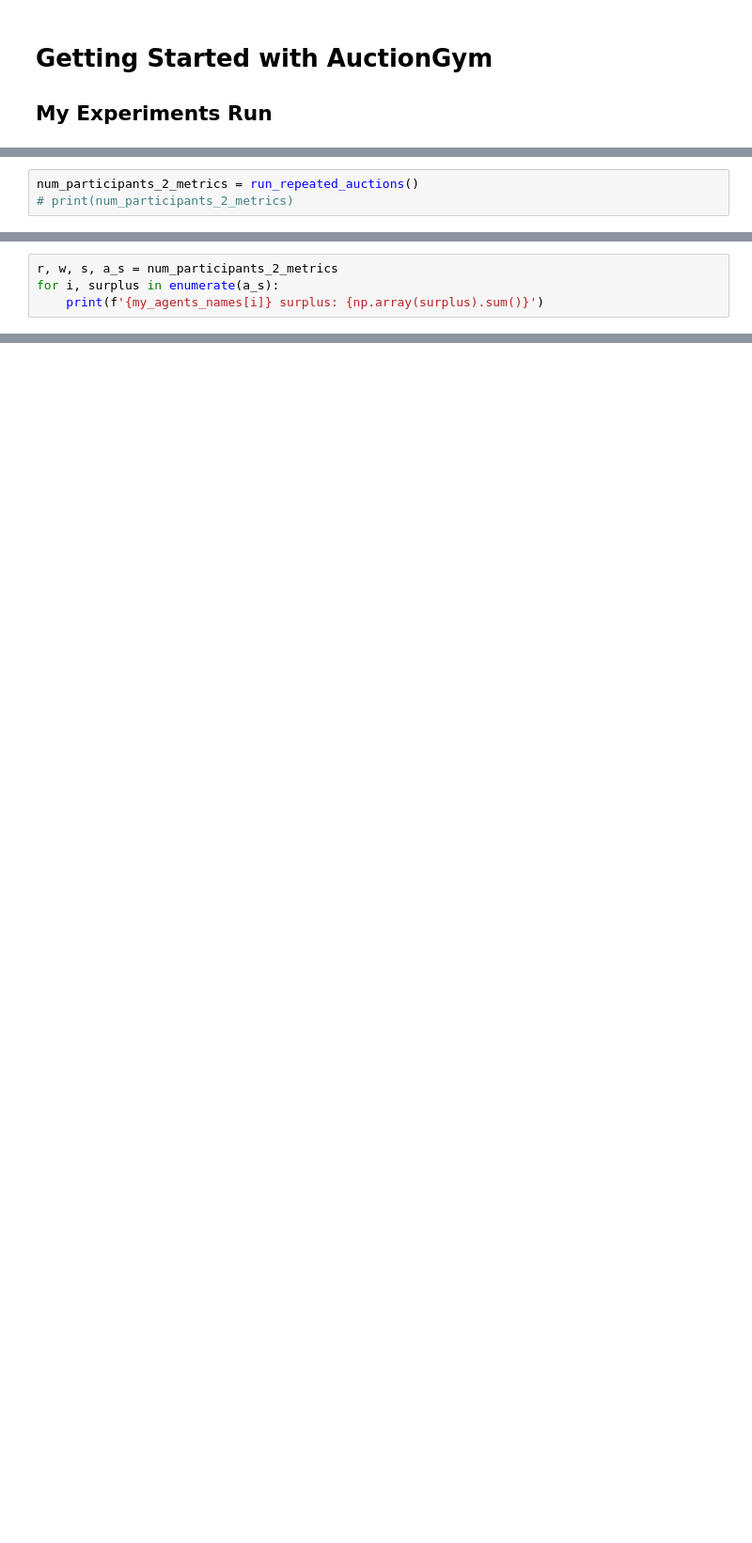
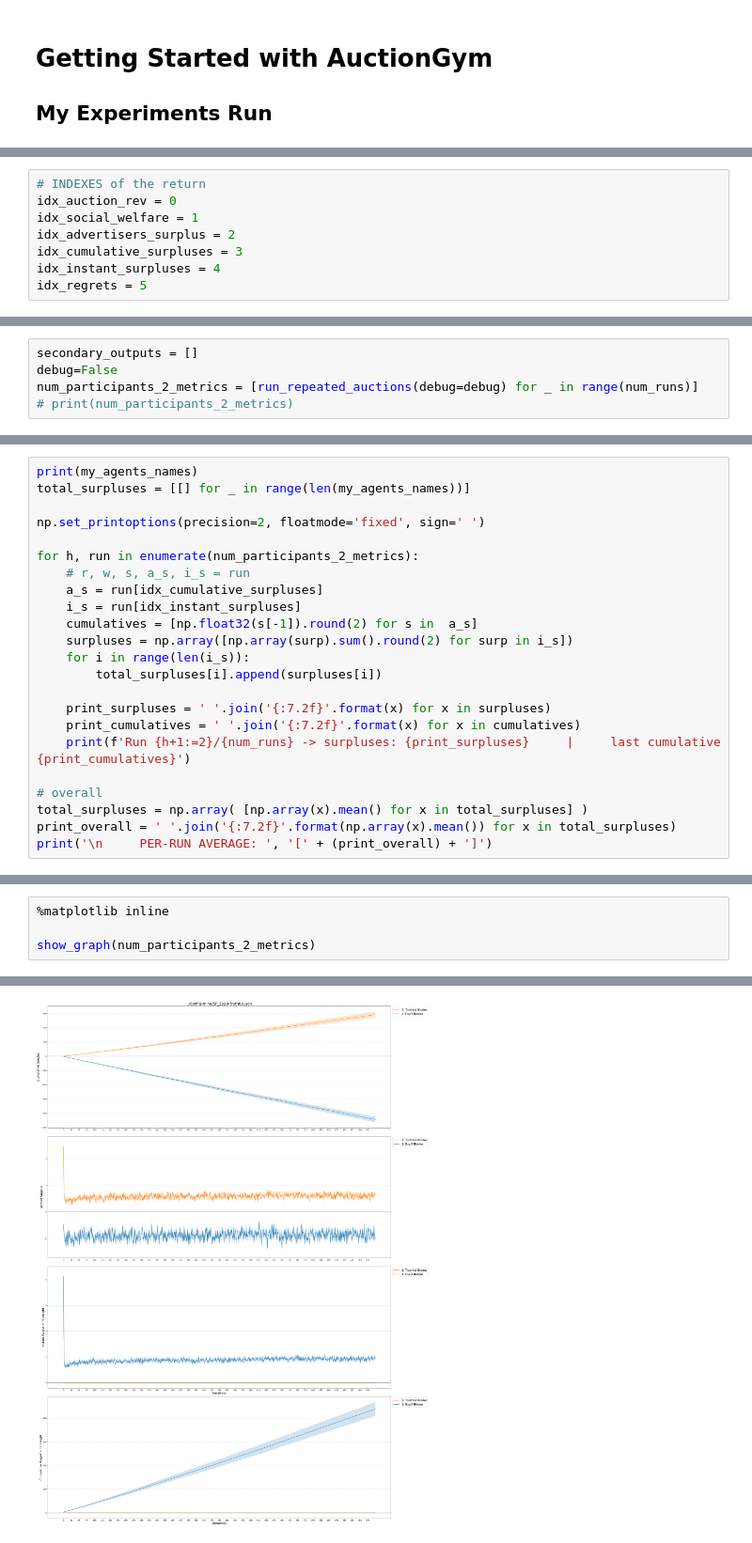
Before and after one commit to MBonalumi/auction-gym, a Jupyter notebook: src/Getting Me Started.ipynb, the cells around one changed output, grey strips where cells are left out. Shown at 94% size. Saved outputs shown, nothing was run; the diff lists cells and outputs as text; blank space fills up the shorter version.

Commit message:
no-context bandits now work fine. corrected couple bugs in the print of the cumulative surplus. also added print of instant and cumulative regret

```diff
--- a/src/Getting Me Started.ipynb
+++ b/src/Getting Me Started.ipynb
@@ -120,0 +175,8 @@ def run_repeated_auctions():
+# %%
+# INDEXES of the return
+idx_auction_rev = 0
+idx_social_welfare = 1
+idx_advertisers_surplus = 2
+idx_cumulative_surpluses = 3
+idx_instant_surpluses = 4
+idx_regrets = 5
@@ -121,3 +185,5 @@ def run_repeated_auctions():
 # %%
-num_participants_2_metrics = run_repeated_auctions()
+secondary_outputs = []
+debug=False
+num_participants_2_metrics = [run_repeated_auctions(debug=debug) for _ in range(num_runs)]
 # print(num_participants_2_metrics)
@@ -154,5 +227,24 @@ Iteration 7 of 10
 # %%
-r, w, s, a_s = num_participants_2_metrics
-for i, surplus in enumerate(a_s):
-    print(f'{my_agents_names[i]} surplus: {np.array(surplus).sum()}')
+print(my_agents_names)
+total_surpluses = [[] for _ in range(len(my_agents_names))]
+
+np.set_printoptions(precision=2, floatmode='fixed', sign=' ')
+
+for h, run in enumerate(num_participants_2_metrics):
+    # r, w, s, a_s, i_s = run
+    a_s = run[idx_cumulative_surpluses]
+    i_s = run[idx_instant_surpluses]
+    cumulatives = [np.float32(s[-1]).round(2) for s in  a_s]
+    surpluses = np.array([np.array(surp).sum().round(2) for surp in i_s])
+    for i in range(len(i_s)):
+        total_surpluses[i].append(surpluses[i])
+
+    print_surpluses = ' '.join('{:7.2f}'.format(x) for x in surpluses)
+    print_cumulatives = ' '.join('{:7.2f}'.format(x) for x in cumulatives)
+    print(f'Run {h+1:=2}/{num_runs} -> surpluses: {print_surpluses}     |     last cumulative {print_cumulatives}')
+
+# overall
+total_surpluses = np.array( [np.array(x).mean() for x in total_surpluses] )
+print_overall = ' '.join('{:7.2f}'.format(np.array(x).mean()) for x in total_surpluses)
+print('\n     PER-RUN AVERAGE: ', '[' + (print_overall) + ']')
 # %% [output]
@@ -215,0 +334,5 @@ plt.show()
+# %%
+%matplotlib inline
+
+show_graph(num_participants_2_metrics)
+# %% [output]
@@ -215,0 +340 @@ plt.show()
+[figure, added]
```
Also changed, not shown: parts of 17 cells of this notebook, 27 other files.
